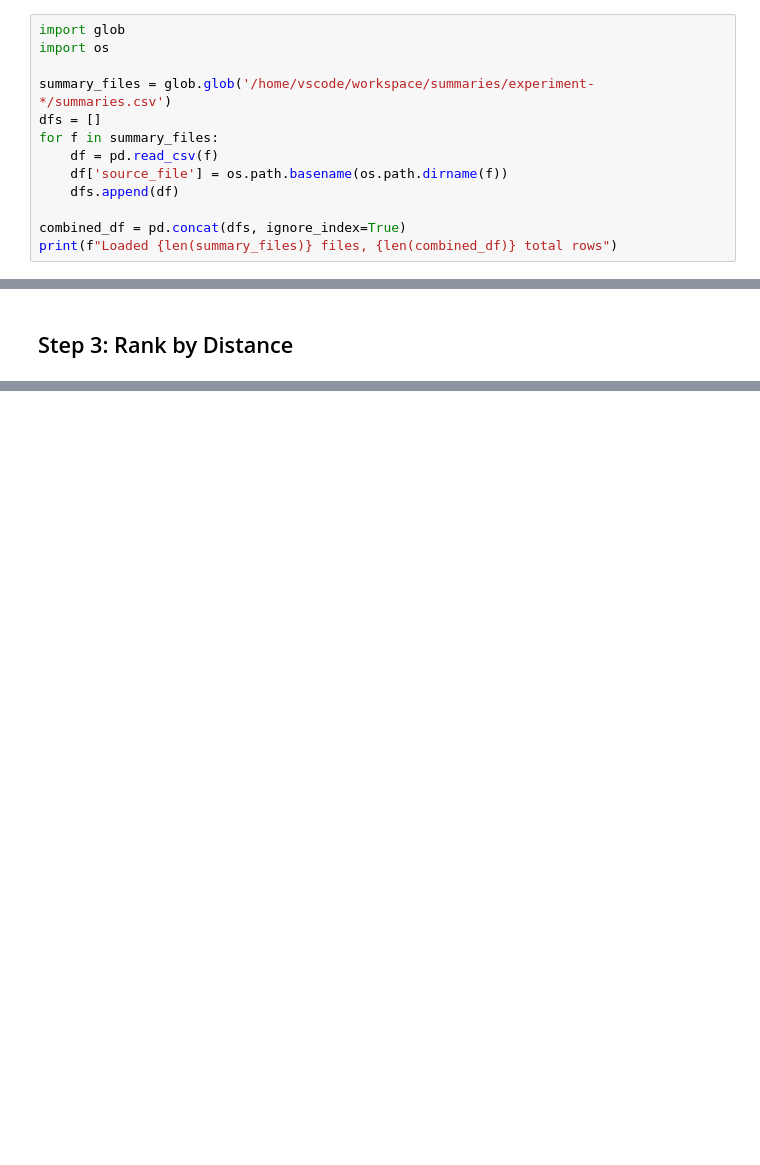
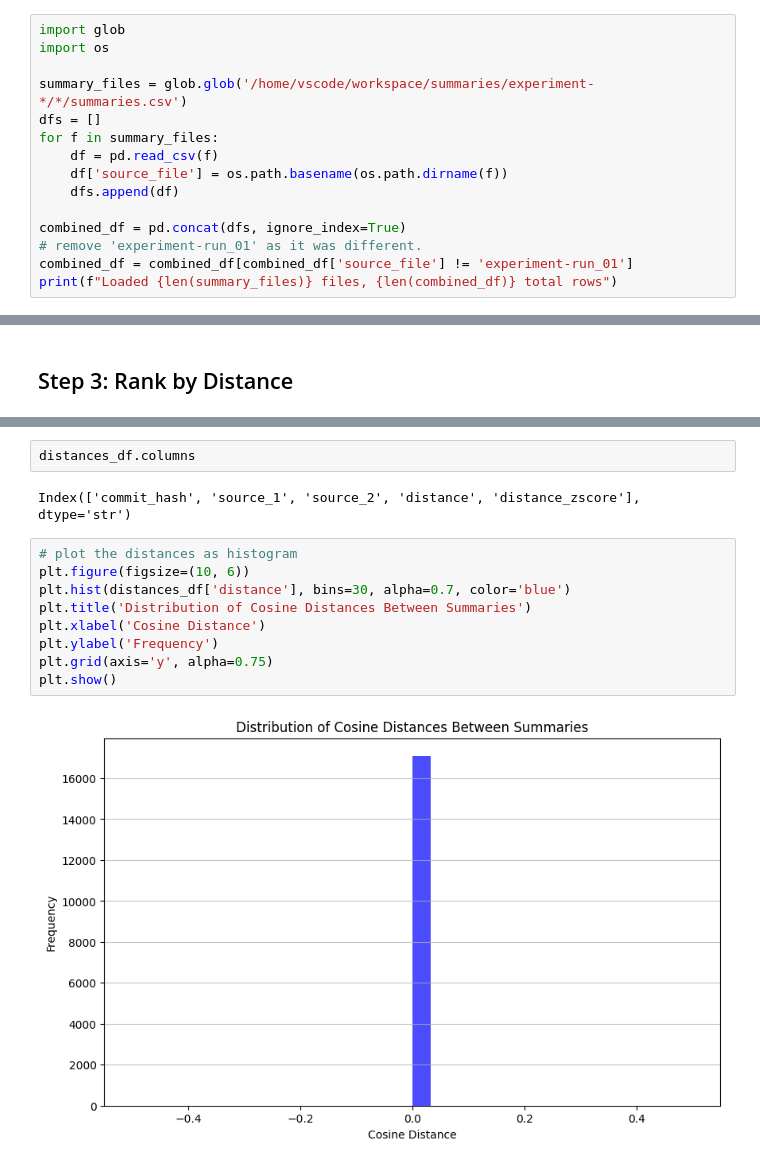
Before and after one commit to schlesingerphilipp/mc-modder-etl, a Jupyter notebook: app/notebooks/summary_analysis.ipynb, the cells around one changed output, grey strips where cells are left out. Drawn from its saved outputs; the diff is of its cells as text; blank space fills up the shorter version.

Commit message:
add visualizations for experiment analysis

```diff
--- a/app/notebooks/summary_analysis.ipynb
+++ b/app/notebooks/summary_analysis.ipynb
@@ -6,7 +7,7 @@ import pandas as pd
 import glob
 import os
 
-summary_files = glob.glob('/home/vscode/workspace/summaries/experiment-*/summaries.csv')
+summary_files = glob.glob('/home/vscode/workspace/summaries/experiment-*/*/summaries.csv')
 dfs = []
 for f in summary_files:
     df = pd.read_csv(f)
@@ -14,5 +15,7 @@ for f in summary_files:
     dfs.append(df)
 
 combined_df = pd.concat(dfs, ignore_index=True)
+# remove 'experiment-run_01' as it was different.
+combined_df = combined_df[combined_df['source_file'] != 'experiment-run_01']
 print(f"Loaded {len(summary_files)} files, {len(combined_df)} total rows")
 # %% [output]
@@ -99,0 +123,15 @@ else:
+# %%
+distances_df.columns
+# %% [output]
+Index(['commit_hash', 'source_1', 'source_2', 'distance', 'distance_zscore'], dtype='str')
+# %%
+# plot the distances as histogram
+plt.figure(figsize=(10, 6))
+plt.hist(distances_df['distance'], bins=30, alpha=0.7, color='blue')
+plt.title('Distribution of Cosine Distances Between Summaries')
+plt.xlabel('Cosine Distance')
+plt.ylabel('Frequency')
+plt.grid(axis='y', alpha=0.75)
+plt.show()
+# %% [output]
+[figure, added]
```
Also changed, not shown: parts of 10 cells of this notebook, 3 other files.
